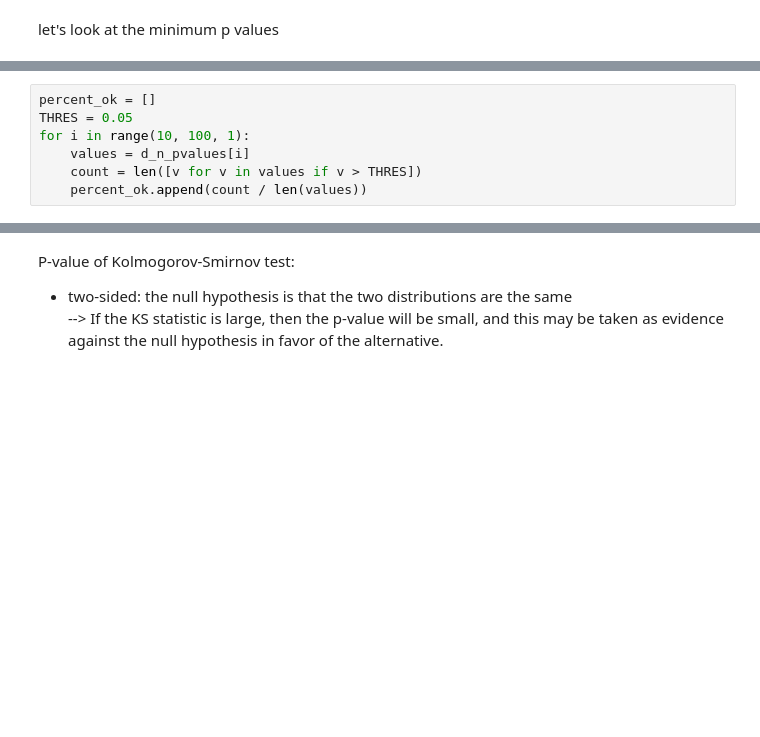
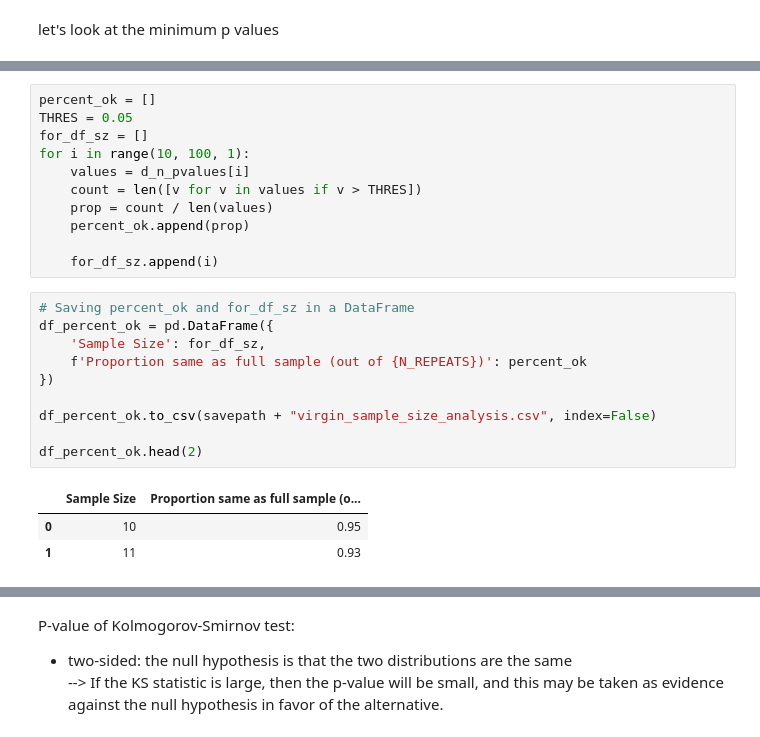
Before and after one commit to michael1788/krap, a Jupyter notebook: notebooks_2/F01_new_machine_benchmarking_VIRGIN.ipynb, the cells around one changed output, grey strips where cells are left out. Saved outputs shown, nothing was run; the diff lists cells and outputs as text; blank space fills up the shorter version.

```diff
--- a/notebooks_2/F01_new_machine_benchmarking_VIRGIN.ipynb
+++ b/notebooks_2/F01_new_machine_benchmarking_VIRGIN.ipynb
@@ -143,10 +140,28 @@ plt.show()
 # %%
 percent_ok = []
 THRES = 0.05
+for_df_sz = []
 for i in range(10, 100, 1):
     values = d_n_pvalues[i]
     count = len([v for v in values if v > THRES])
-    percent_ok.append(count / len(values))
+    prop = count / len(values)
+    percent_ok.append(prop)
+
+    for_df_sz.append(i)
+# %%
+# Saving percent_ok and for_df_sz in a DataFrame
+df_percent_ok = pd.DataFrame({
+    'Sample Size': for_df_sz,
+    f'Proportion same as full sample (out of {N_REPEATS})': percent_ok
+})
+
+df_percent_ok.to_csv(savepath + "virgin_sample_size_analysis.csv", index=False)
+
+df_percent_ok.head(2)
+# %% [output]
+|  | Sample Size | Proportion same as full sample (o... |
+| 0 | 10 | 0.95 |
+| 1 | 11 | 0.93 |
 # %%
 # Plotting the percent_ok as a bar plot
 plt.figure(figsize=(10, 6))
```
Also changed, not shown: parts of 5 cells of this notebook, 1 other file.
